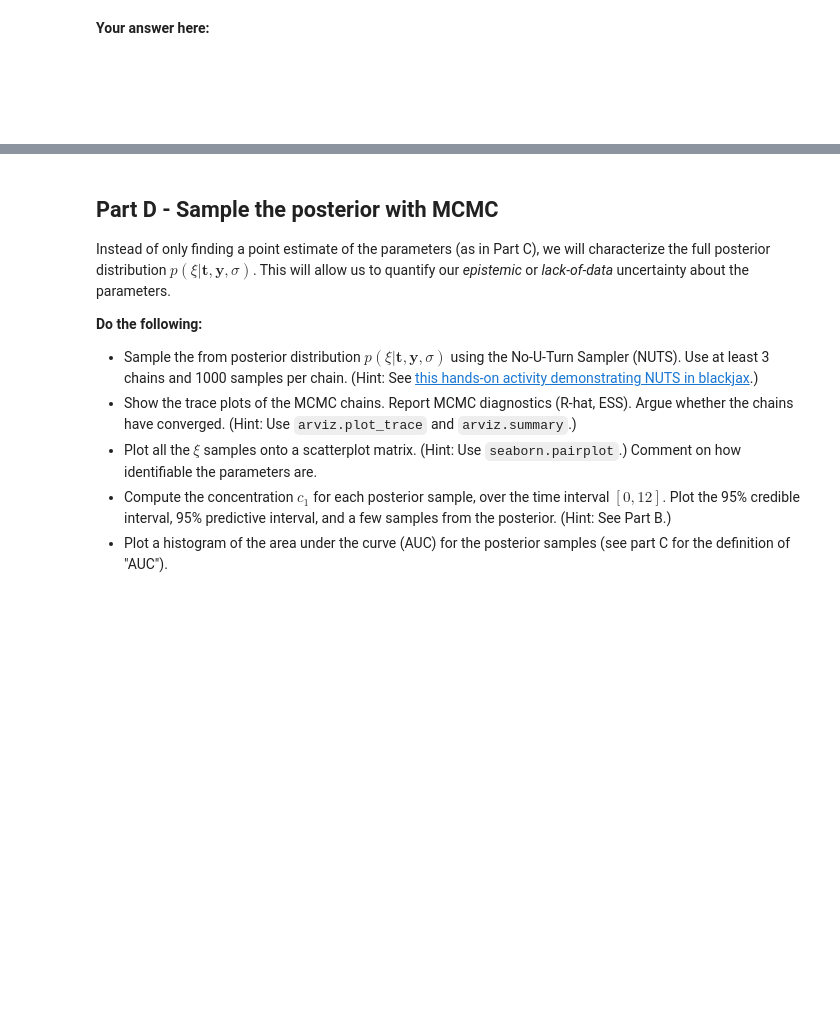
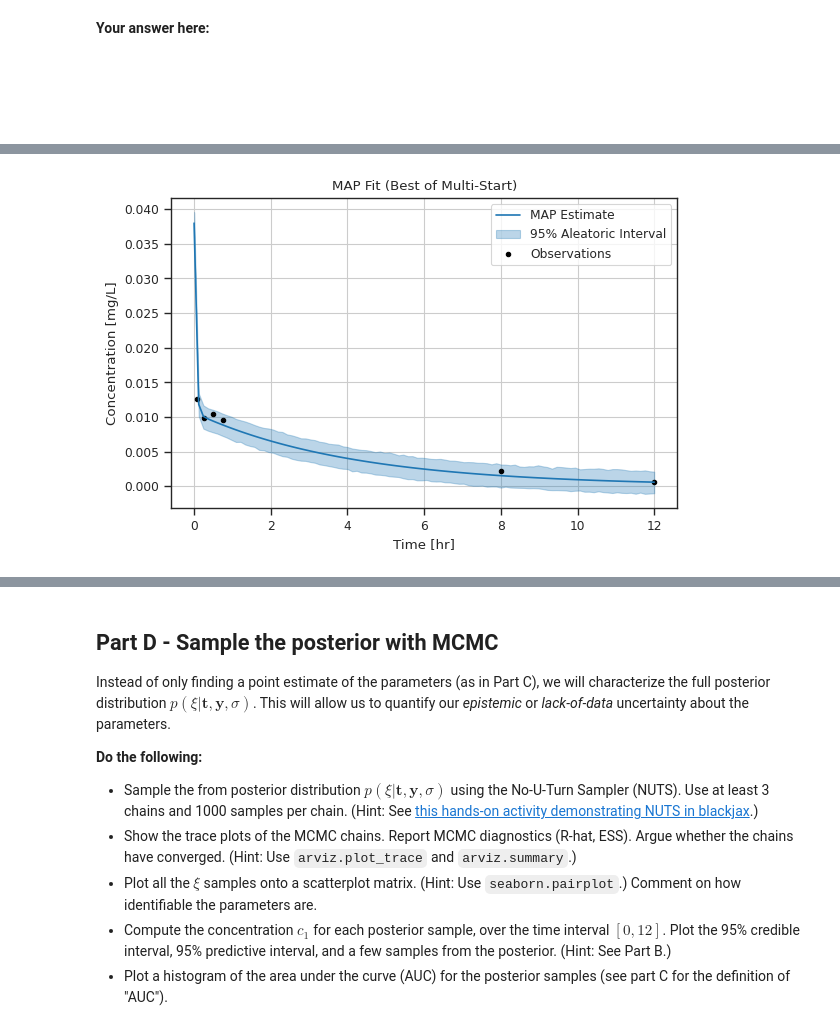
Before and after one commit to Shaunak-Mukherjee/ME697-advanced-scientific-machine-learning, a Jupyter notebook: book/homework/06_homework.ipynb, the cells around one changed output, grey strips where cells are left out. Drawn from its saved outputs; the diff is of its cells as text; code cells hidden in the pictures; blank space fills up the shorter version.

```diff
--- a/book/homework/06_homework.ipynb
+++ b/book/homework/06_homework.ipynb
@@ -735,3 +735,83 @@ $$
 &emsp;&emsp;&ensp;(AUC is a measure of the *total drug exposure*, and it helps assess drug efficacy and safety.)
 # %% [markdown]
 **Your answer here:** <br><br><br><br><br>
+# %%
+import optax
+from jax import value_and_grad
+from tqdm import trange
+
+# Helper: Flatten/unflatten
+def flatten_dict(d):
+    return jnp.array([d[k] for k in ['k12', 'k21', 'kd', 'V']])
+
+def unflatten_vec(vec):
+    return {'k12': vec[0], 'k21': vec[1], 'kd': vec[2], 'V': vec[3]}
+
+@jit
+def step(xi_vec, opt_state):
+    loss, grads = value_and_grad(lambda x: -log_posterior(unflatten_vec(x)))(xi_vec)
+    updates, opt_state = optimizer.update(grads, opt_state)
+    xi_vec = optax.apply_updates(xi_vec, updates)
+    return xi_vec, opt_state, loss
+
+# Optimizer config
+optimizer = optax.adam(learning_rate=1e-2)
+n_trials = 20
+n_steps = 2000
+
+# Search for best MAP
+best_loss = jnp.inf
+best_xi_vec = None
+
+print(" Running multi-start ADAM optimization...")
+for trial in range(n_trials):
+    key = jr.key(trial)
+    xi_init = {k: jnp.log(v[0]) for k, v in sample_prior_xi(key, 1).items()}
+    xi_vec = flatten_dict(xi_init)
+    opt_state = optimizer.init(xi_vec)
+
+    for _ in trange(n_steps, leave=False):
+        xi_vec, opt_state, loss = step(xi_vec, opt_state)
+
+    if loss < best_loss:
+        best_loss = loss
+        best_xi_vec = xi_vec
+
+# Get MAP estimates
+xi_map = unflatten_vec(best_xi_vec)
+theta_map = constrain(xi_map)
+
+print("\n MAP estimate (constrained θ):")
+for k, v in theta_map.items():
+    print(f"{k}: {v:.4f}")
+
+# --------------------------
+# Plot MAP & aleatoric noise
+import matplotlib.pyplot as plt
+
+t_plt = jnp.linspace(0, 12, 100)
+c1_map = solve_pk_iv_bolus(theta_map, t_plt, dosage_mass)
+
+key = jr.key(42)
+y_samples = c1_map[:, None] + sigma * jr.normal(key, (len(t_plt), 1000))
+y_q05, y_q95 = jnp.quantile(y_samples, jnp.array([0.05, 0.95]), axis=1)
+
+plt.figure(figsize=(6, 4))
+plt.plot(t_plt, c1_map, label='MAP Estimate', color='tab:blue')
+plt.fill_between(t_plt, y_q05, y_q95, color='tab:blue', alpha=0.3, label='95% Aleatoric Interval')
+plt.scatter(times, concentrations, color='black', s=10, label='Observations')
+plt.xlabel('Time [hr]')
+plt.ylabel('Concentration [mg/L]')
+plt.title('MAP Fit (Best of Multi-Start)')
+plt.legend()
+plt.grid(True)
+plt.tight_layout()
+plt.show()
+
+# --------------------------
+# AUC from 0 to 36 hours
+t_auc = jnp.linspace(0, 36, 200)
+c1_auc = solve_pk_iv_bolus(theta_map, t_auc, dosage_mass)
+auc = 0.5 * jnp.sum((c1_auc[1:] + c1_auc[:-1]) * (t_auc[1:] - t_auc[:-1]))
+print(f"\n🧾 AUC (0–36 hr) [JAX trapz]: {auc:.4f} mg·hr/L")
+# %% [output]
@@ -737,0 +824 @@ $$
+[figure, added]
```
Also changed, not shown: parts of 1 cell of this notebook.
